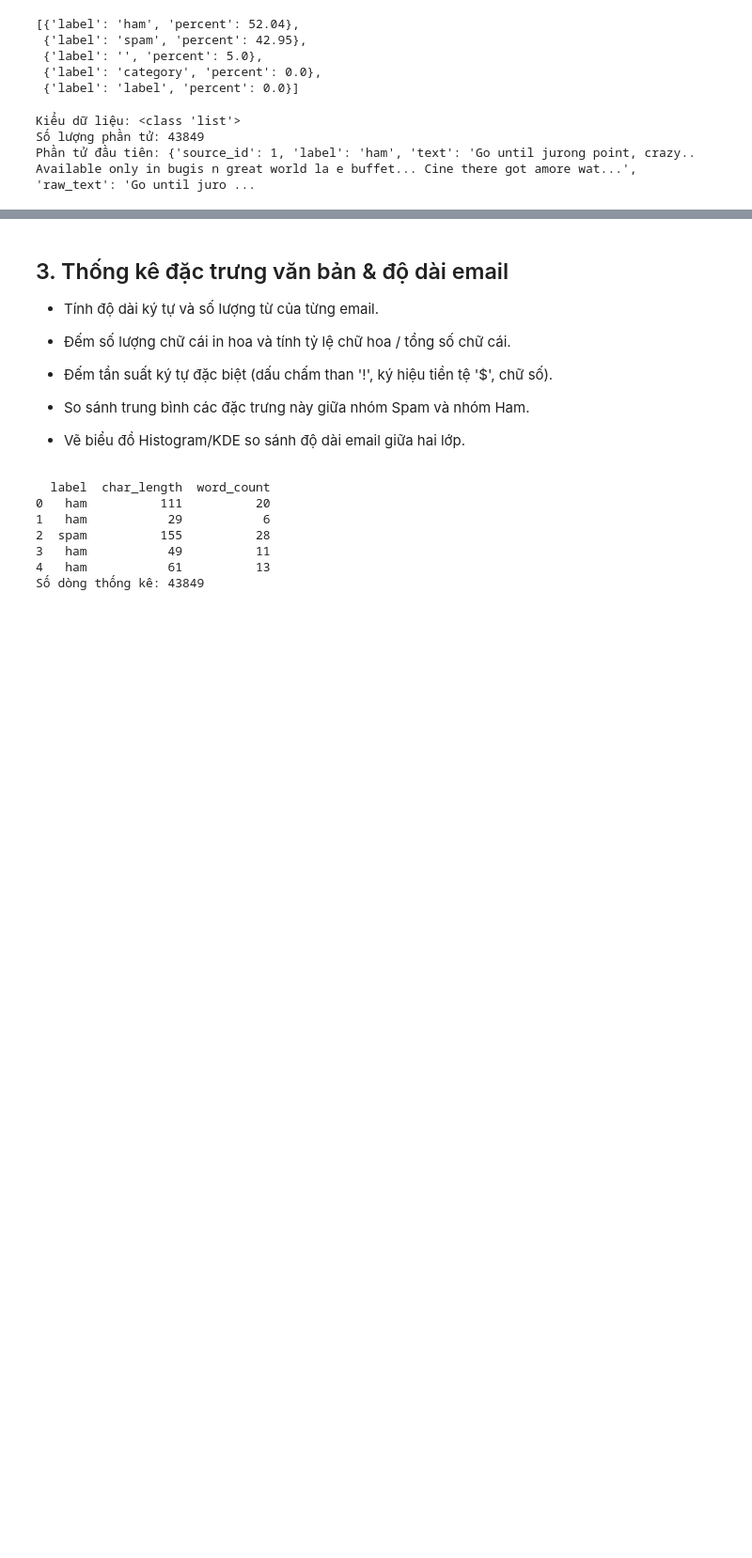
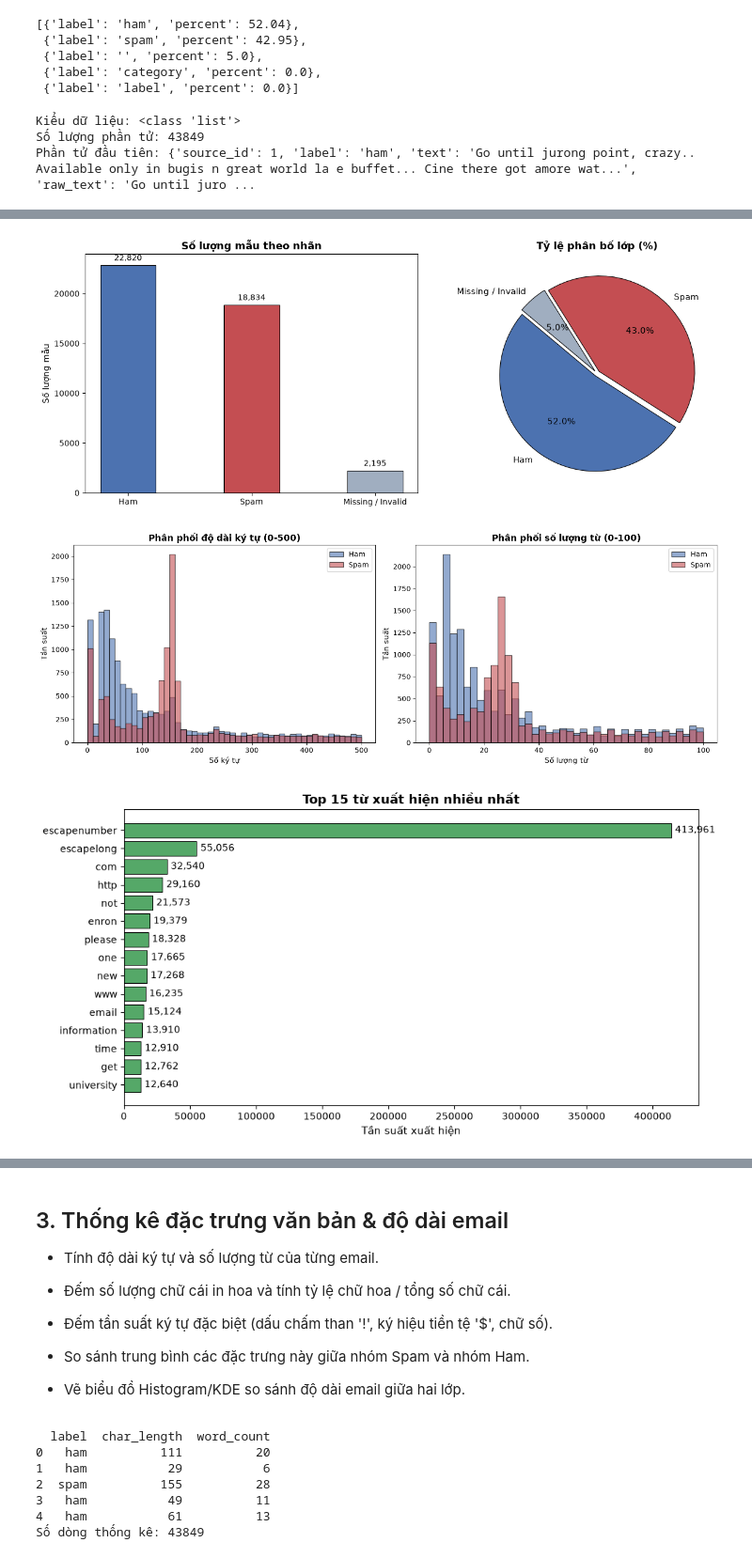
Before and after one commit to iamtien77/spam_classifier, a Jupyter notebook: notebooks/01_eda.ipynb, the cells around one changed output, grey strips where cells are left out. Shown at 94% size. Saved outputs shown, nothing was run; the diff lists cells and outputs as text; code cells hidden in the pictures; blank space fills up the shorter version.

```diff
--- a/notebooks/01_eda.ipynb
+++ b/notebooks/01_eda.ipynb
@@ -278,0 +247,13 @@ plot_top_words(df, top_n=15)
+# %%
+# Nạp lại module visualization phiên bản mới nhất
+import importlib
+import src.evaluation.visualization as viz
+importlib.reload(viz)
+
+viz.plot_class_distribution(df)
+viz.plot_text_length_distribution(df)
+viz.plot_top_words(df, top_n=15)
+# %% [output]
+[figure, added]
+[figure, added]
+[figure, added]
```
Also changed, not shown: parts of 16 cells of this notebook, 6 other files.
